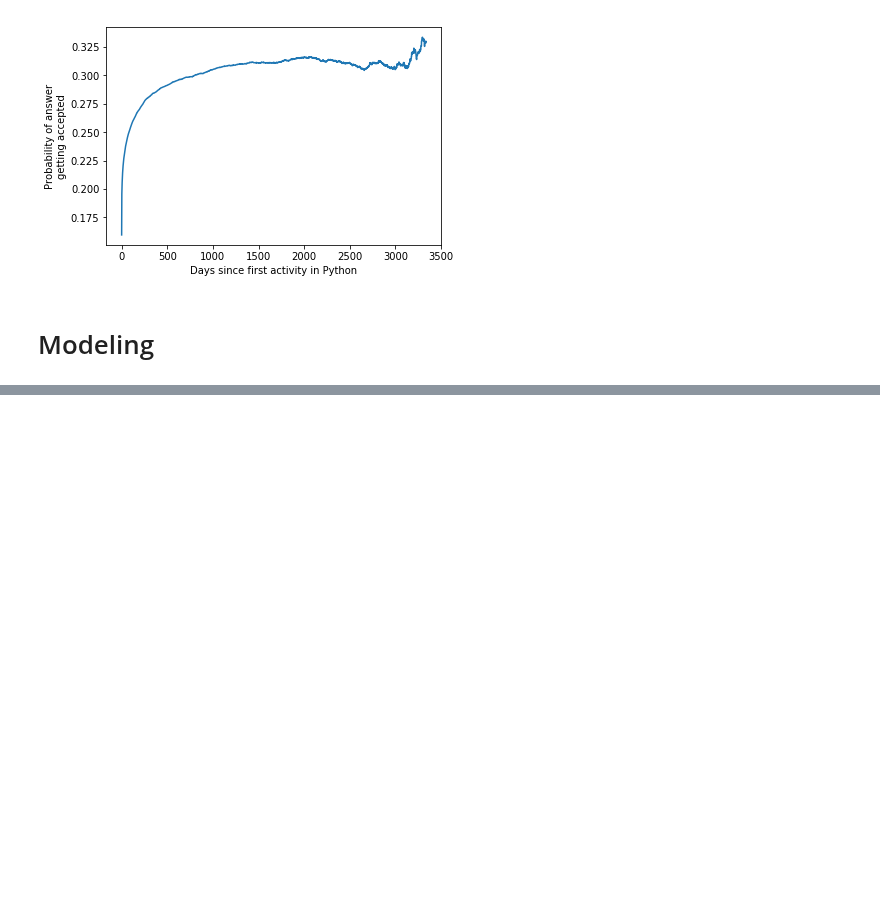
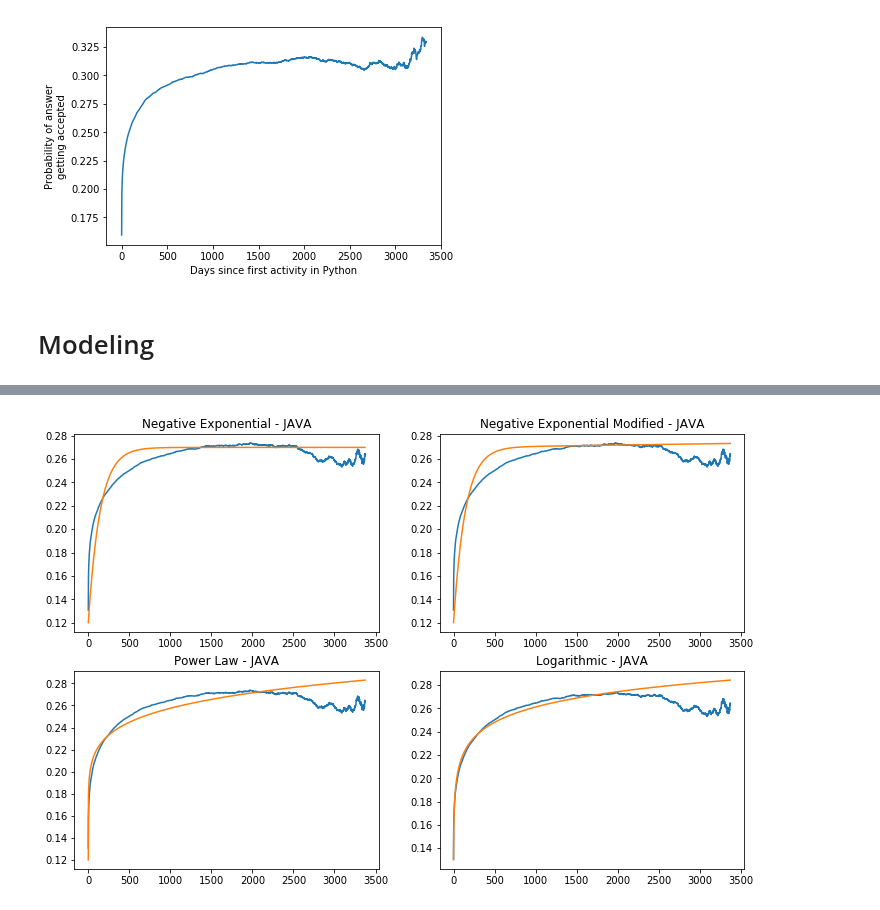
Before and after one commit to live-wire/overflow, a Jupyter notebook: ProbAccAnswerAllLanguages.ipynb, the cells around one changed output, grey strips where cells are left out. Saved outputs shown, nothing was run; the diff lists cells and outputs as text; code cells hidden in the pictures; blank space fills up the shorter version.

```diff
--- a/ProbAccAnswerAllLanguages.ipynb
+++ b/ProbAccAnswerAllLanguages.ipynb
@@ -374,0 +383,5 @@ plt.plot(Rx_all,powerLaw(t=Rx_all,**resultPowerLaw.values))
+# %%
+#bad fit with all - JAVA
+plotExperiments(Jx_all,Jprobs,"JAVA",0.12,0.27,0.007,0.000001,0.0000000007,.14,.12,.019,.13)
+# %% [output]
+[figure, added]
```
Also changed, not shown: parts of 15 cells of this notebook.
